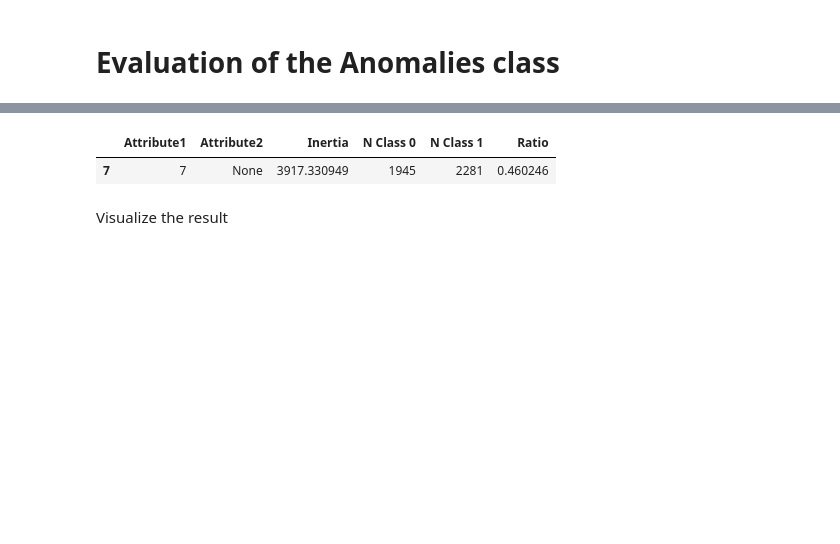
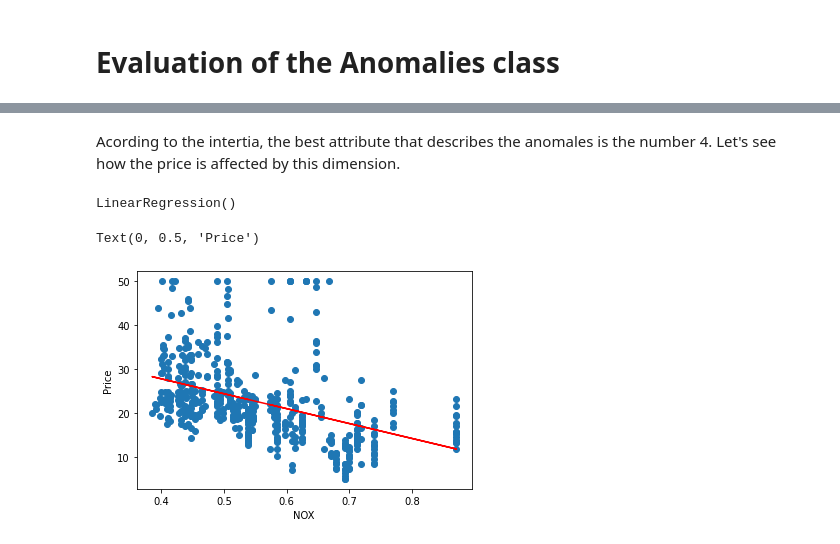
Before and after one commit to rleiva/nescience, a Jupyter notebook: examples/Anomalies.ipynb, the cells around one changed output, grey strips where cells are left out. Saved outputs shown, nothing was run; the diff lists cells and outputs as text; code cells hidden in the pictures; blank space fills up the shorter version.

```diff
--- a/examples/Anomalies.ipynb
+++ b/examples/Anomalies.ipynb
@@ -47,2 +24,0 @@ plt.show()
-# %%
-X, y = fetch_california_housing(return_X_y=True)
@@ -88,7 +59,15 @@ model.get_classes(n_dims=1, an_type="smaller", filter_balancedness=True, filter_
-# %%
-model.get_classes(n_dims=1, an_type="smaller", filter_balancedness=True, filter_redundancy=True, filter_repeated_attrs=False)
-# %% [output]
-|  | Attribute1 | Attribute2 | Inertia | N Class 0 | N Class 1 | Ratio |
-| 7 | 7 | None | 3917.330949 | 1945 | 2281 | 0.460246 |
-# %% [markdown]
-Visualize the result
+# %% [markdown]
+Acording to the intertia, the best attribute that describes the anomales is the number 4. Let's see how the price is affected by this dimension.
+# %%
+lr = LinearRegression()
+lr.fit(X[:,4].reshape(-1, 1), y)
+# %% [output]
+LinearRegression()
+# %%
+plt.scatter(X[:,4].reshape(-1, 1), y)
+plt.plot(X[:,4], lr.intercept_ + lr.coef_ * X[:,4], color="red")
+plt.xlabel(data.feature_names[4])
+plt.ylabel("Price")
+# %% [output]
+Text(0, 0.5, 'Price')
+[figure, added]
```
Also changed, not shown: parts of 35 cells of this notebook.
